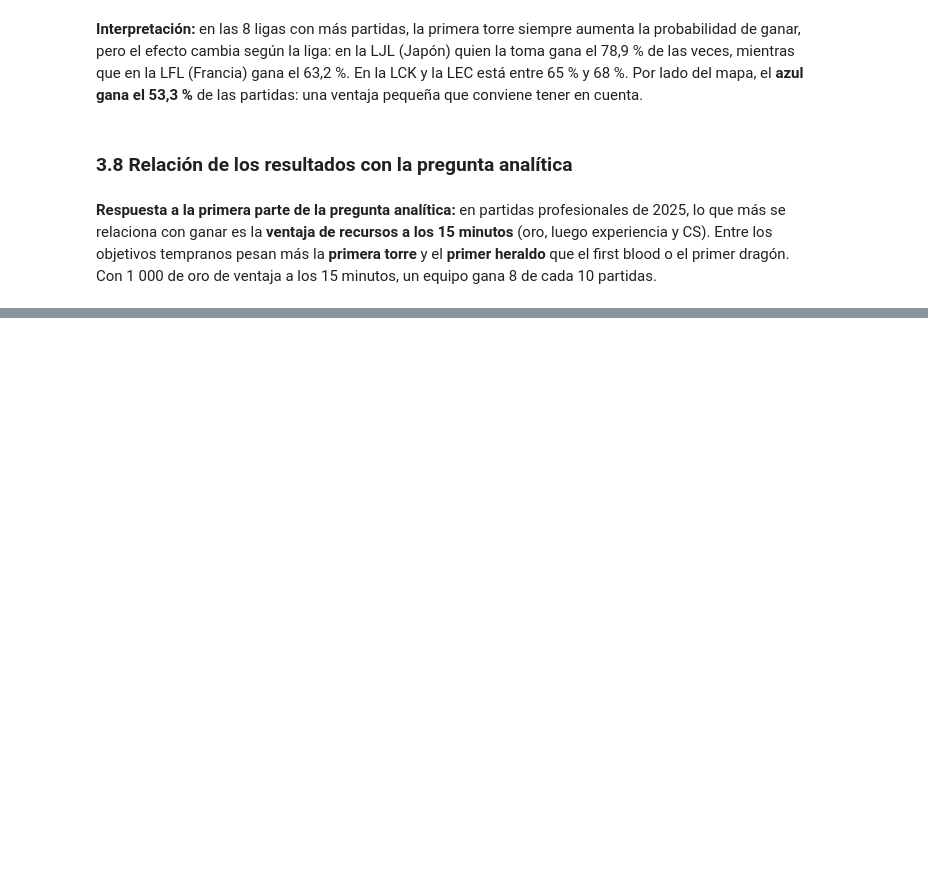
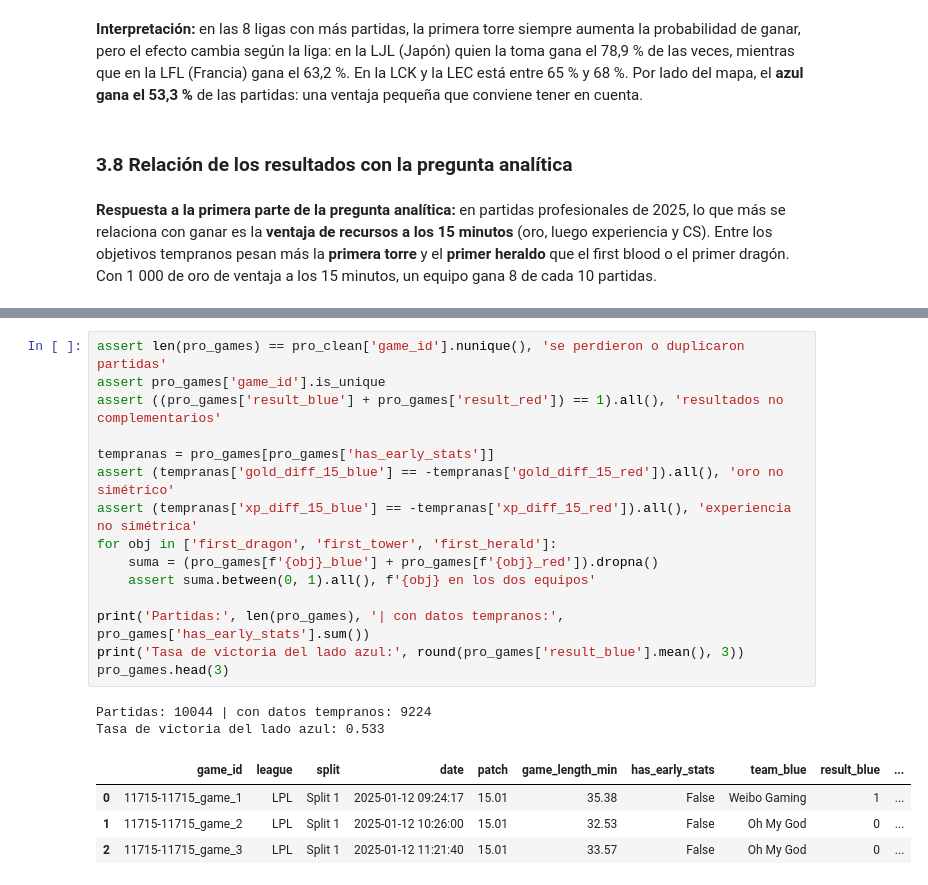
Before and after one commit to juancamilomontes/proyecto-lol-ciencia-datos, a Jupyter notebook: notebooks/data_preparation.ipynb, the cells around one changed output, grey strips where cells are left out. Saved outputs shown, nothing was run; the diff lists cells and outputs as text; blank space fills up the shorter version.

```diff
--- a/notebooks/data_preparation.ipynb
+++ b/notebooks/data_preparation.ipynb
@@ -710,0 +746,22 @@ Name: result, dtype: float64
+# %%
+assert len(pro_games) == pro_clean['game_id'].nunique(), 'se perdieron o duplicaron partidas'
+assert pro_games['game_id'].is_unique
+assert ((pro_games['result_blue'] + pro_games['result_red']) == 1).all(), 'resultados no complementarios'
+
+tempranas = pro_games[pro_games['has_early_stats']]
+assert (tempranas['gold_diff_15_blue'] == -tempranas['gold_diff_15_red']).all(), 'oro no simétrico'
+assert (tempranas['xp_diff_15_blue'] == -tempranas['xp_diff_15_red']).all(), 'experiencia no simétrica'
+for obj in ['first_dragon', 'first_tower', 'first_herald']:
+    suma = (pro_games[f'{obj}_blue'] + pro_games[f'{obj}_red']).dropna()
+    assert suma.between(0, 1).all(), f'{obj} en los dos equipos'
+
+print('Partidas:', len(pro_games), '| con datos tempranos:', pro_games['has_early_stats'].sum())
+print('Tasa de victoria del lado azul:', round(pro_games['result_blue'].mean(), 3))
+pro_games.head(3)
+# %% [output]
+Partidas: 10044 | con datos tempranos: 9224
+Tasa de victoria del lado azul: 0.533
+|  | game_id | league | split | date | patch | game_length_min | has_early_stats | team_blue | result_blue | ... |
+| 0 | 11715-11715_game_1 | LPL | Split 1 | 2025-01-12 09:24:17 | 15.01 | 35.38 | False | Weibo Gaming | 1 | ... |
+| 1 | 11715-11715_game_2 | LPL | Split 1 | 2025-01-12 10:26:00 | 15.01 | 32.53 | False | Oh My God | 0 | ... |
+| 2 | 11715-11715_game_3 | LPL | Split 1 | 2025-01-12 11:21:40 | 15.01 | 33.57 | False | Oh My God | 0 | ... |
```
Also changed, not shown: parts of 26 cells of this notebook, 12 other files.
